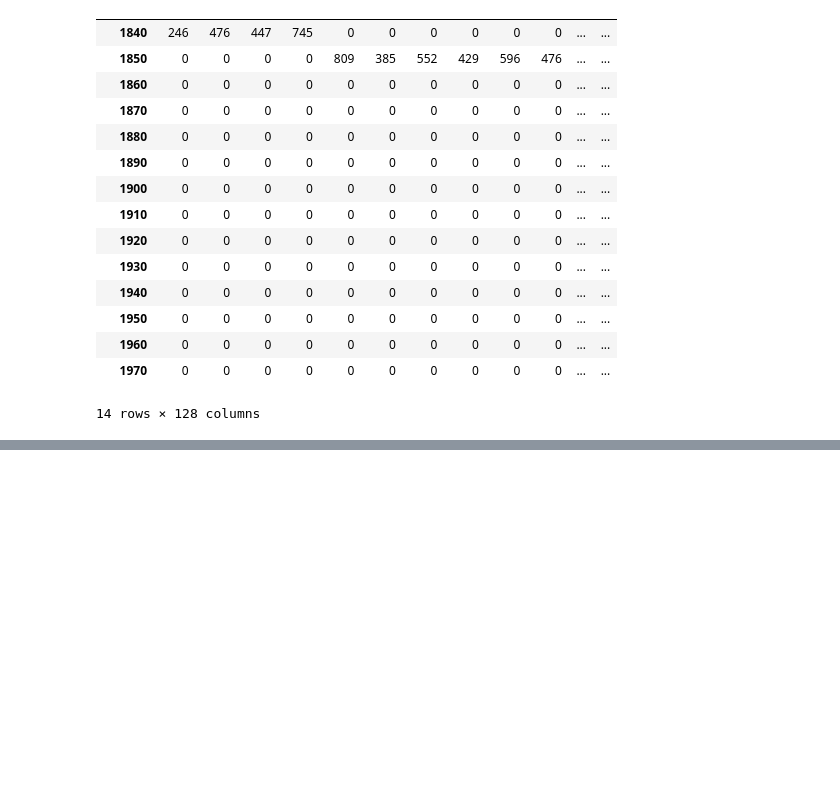
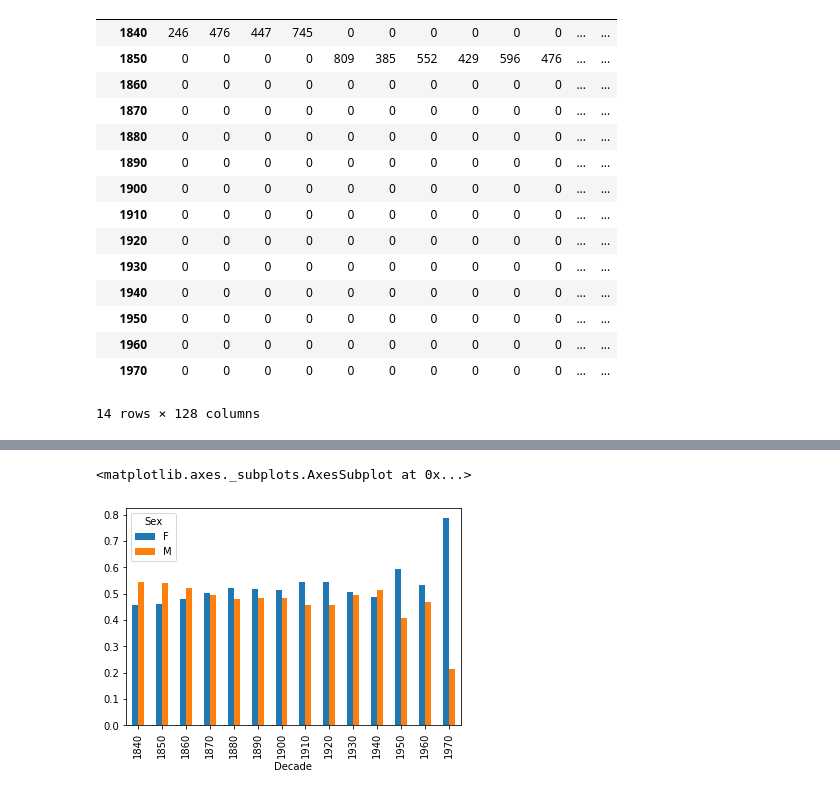
Before and after one commit to NSS-Data-Analytics-Cohort-10/advanced-pandas-aaron-hollinger, a Jupyter notebook: notebooks/advanced_pandas_a_hollinger.ipynb, the cells around one changed output, grey strips where cells are left out. Cells and saved outputs as stored; diff of their text form; code cells hidden in the pictures; blank space fills up the shorter version.

```diff
--- a/notebooks/advanced_pandas_a_hollinger.ipynb
+++ b/notebooks/advanced_pandas_a_hollinger.ipynb
@@ -390,0 +474,7 @@ city_clean_final_check
+# %%
+city_clean_malefemale_chart_normalized = city_clean_malefemale.groupby('Decade')['Sex'].value_counts(normalize = True)
+# %%
+city_clean_malefemale_chart_normalized.unstack().plot(kind='bar', stacked=False)
+# %% [output]
+<matplotlib.axes._subplots.AxesSubplot at 0x...>
+[figure, added]
```
Also changed, not shown: parts of 23 cells of this notebook.
